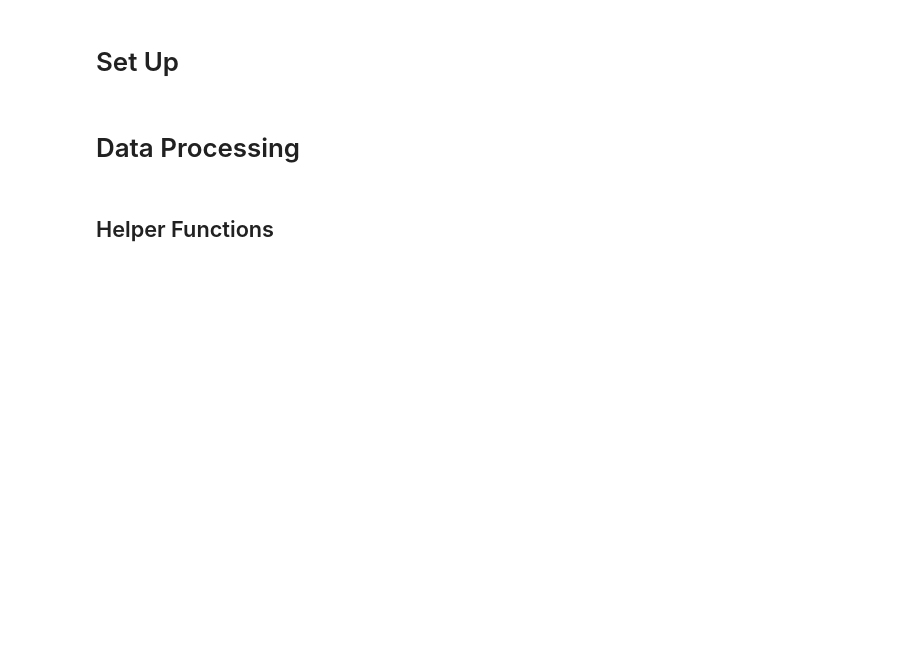
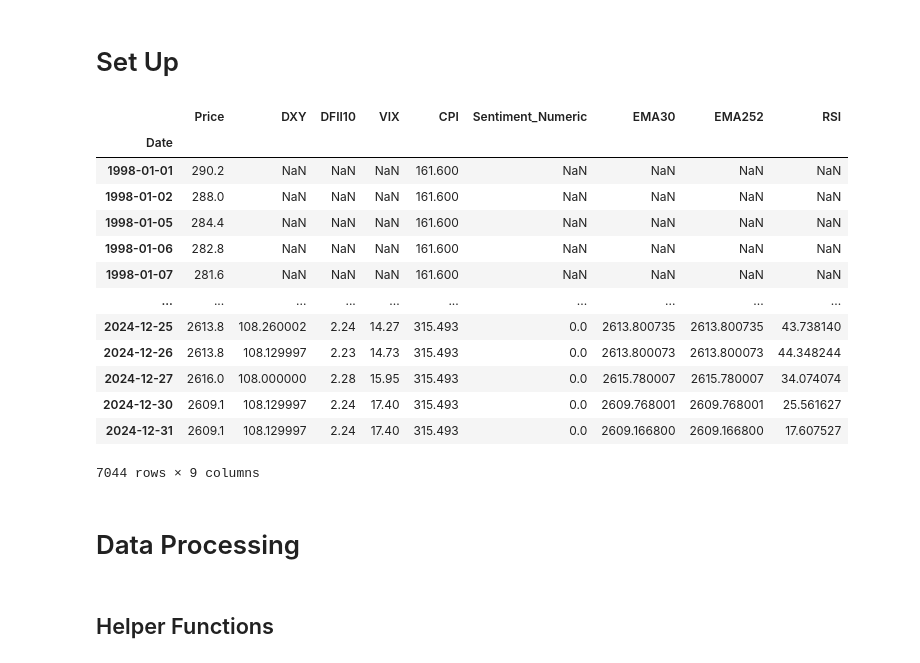
Before and after one commit to whyyouj/market-sentiment-analysis, a Jupyter notebook: gold_historical/lstm.ipynb, the cells around one changed output. Saved outputs shown, nothing was run; the diff lists cells and outputs as text; code cells hidden in the pictures; blank space fills up the shorter version.

```diff
--- a/gold_historical/lstm.ipynb
+++ b/gold_historical/lstm.ipynb
@@ -28,6 +28,23 @@ from data import load_data
 random.seed(42)
 np.random.seed(42)
 tf.random.set_seed(42)
+# %%
+load_data()
+# %% [output]
+|  | Price | DXY | DFII10 | VIX | CPI | Sentiment_Numeric | EMA30 | EMA252 | RSI |
+| Date |  |  |  |  |  |  |  |  |  |
+| 1998-01-01 | 290.2 | NaN | NaN | NaN | 161.600 | NaN | NaN | NaN | NaN |
+| 1998-01-02 | 288.0 | NaN | NaN | NaN | 161.600 | NaN | NaN | NaN | NaN |
+| 1998-01-05 | 284.4 | NaN | NaN | NaN | 161.600 | NaN | NaN | NaN | NaN |
+| 1998-01-06 | 282.8 | NaN | NaN | NaN | 161.600 | NaN | NaN | NaN | NaN |
+| 1998-01-07 | 281.6 | NaN | NaN | NaN | 161.600 | NaN | NaN | NaN | NaN |
+| ... | ... | ... | ... | ... | ... | ... | ... | ... | ... |
+| 2024-12-25 | 2613.8 | 108.260002 | 2.24 | 14.27 | 315.493 | 0.0 | 2613.800735 | 2613.800735 | 43.738140 |
+| 2024-12-26 | 2613.8 | 108.129997 | 2.23 | 14.73 | 315.493 | 0.0 | 2613.800073 | 2613.800073 | 44.348244 |
+| 2024-12-27 | 2616.0 | 108.000000 | 2.28 | 15.95 | 315.493 | 0.0 | 2615.780007 | 2615.780007 | 34.074074 |
+| 2024-12-30 | 2609.1 | 108.129997 | 2.24 | 17.40 | 315.493 | 0.0 | 2609.768001 | 2609.768001 | 25.561627 |
+| 2024-12-31 | 2609.1 | 108.129997 | 2.24 | 17.40 | 315.493 | 0.0 | 2609.166800 | 2609.166800 | 17.607527 |
+7044 rows × 9 columns
 # %% [markdown]
 # Data Processing
 # %% [markdown]
```
Also changed, not shown: parts of 1 cell of this notebook, 2 other files.
